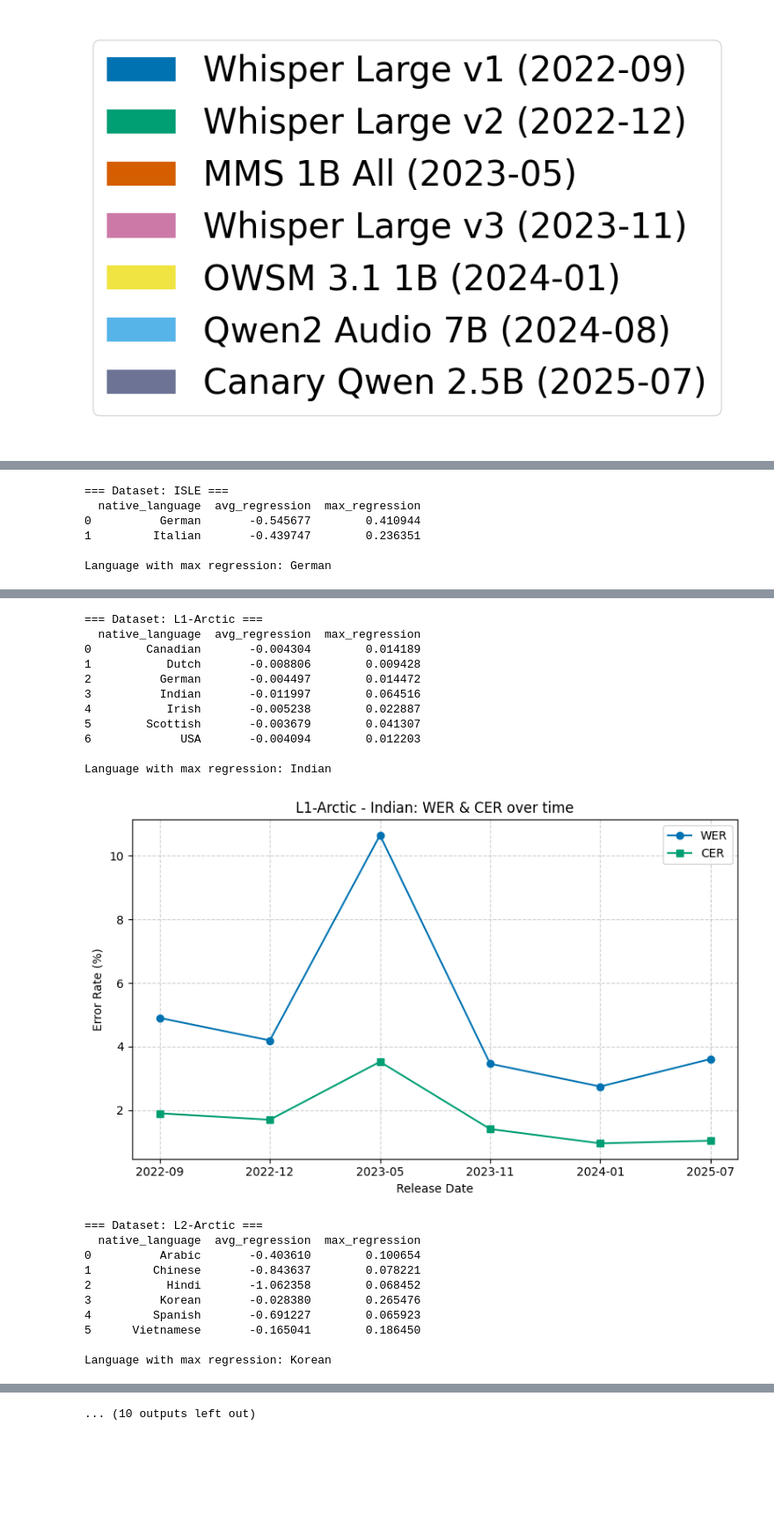
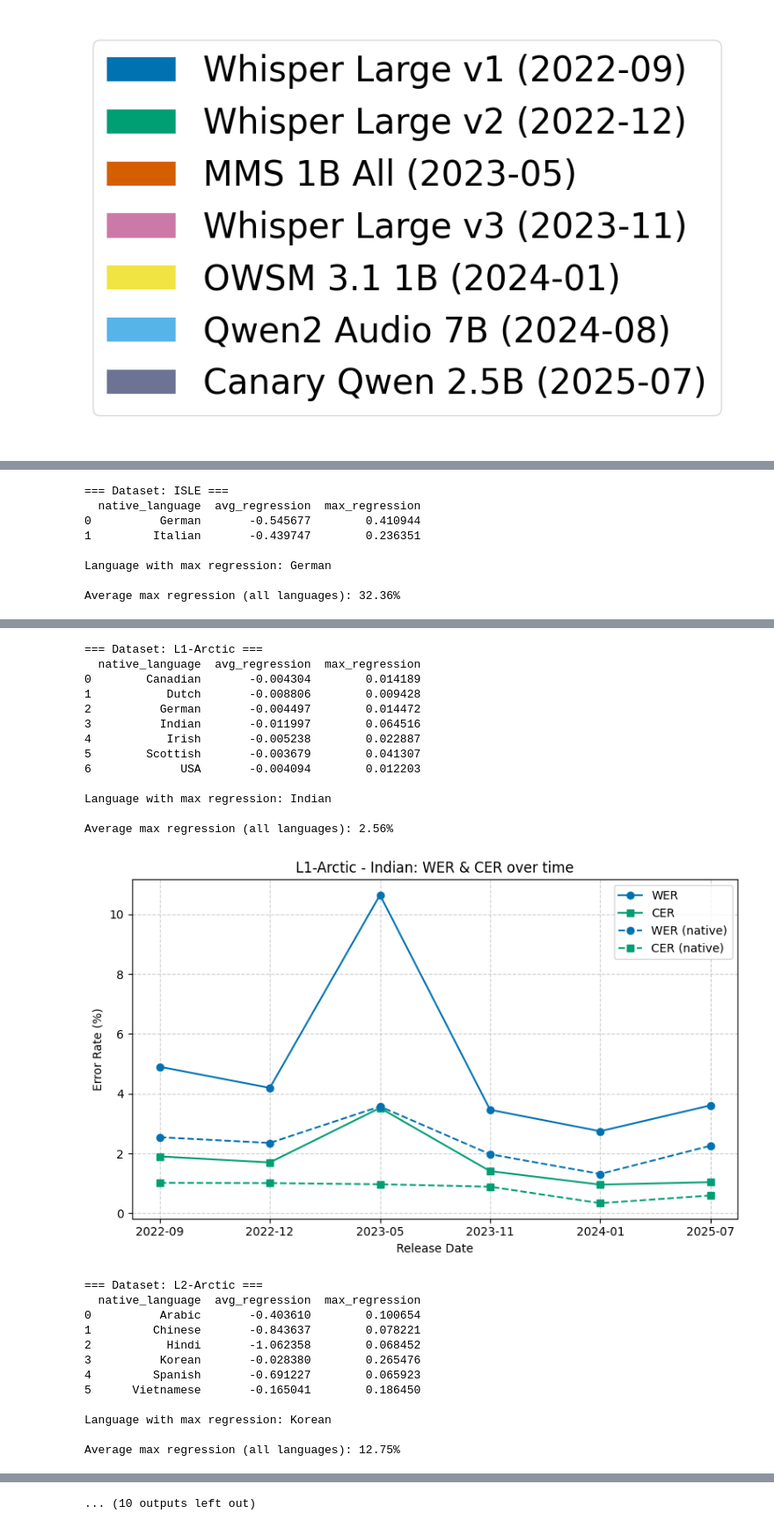
Before and after one commit to KoelLabs/ML, a Jupyter notebook: notebooks/Eval/ASR_eval.ipynb, the cells around one changed output, grey strips where cells are left out. Shown at 88% size. Cells and saved outputs as stored; diff of their text form; code cells hidden in the pictures; blank space fills up the shorter version.

Commit message:
include native dialect reference line when available

```diff
--- a/notebooks/Eval/ASR_eval.ipynb
+++ b/notebooks/Eval/ASR_eval.ipynb
@@ -319,6 +319,7 @@ for dataset, df_d in results.groupby('dataset'):
     # Identify language with maximum regression
     top_lang = reg_df.loc[reg_df['max_regression'].idxmax(), 'native_language']
     print(f"\nLanguage with max regression: {top_lang}")
+    print(f"\nAverage max regression (all languages): {reg_df['max_regression'].mean() * 100:.2f}%")
 
     # Plot WER and CER over time for that language
     df_plot = (
@@ -329,9 +330,27 @@ for dataset, df_d in results.groupby('dataset'):
         .sort_values('release_date')
     )
 
+    # Also plot the native dialect if present in the dataset
+    native_df = df_d[
+        (df_d['native_language'] != top_lang)
+        & (df_d['native_language'].isin(['USA', 'Northern English']))
+    ]
+    if not native_df.empty:
+        df_native_plot = (
+            native_df.groupby(['release_date', 'model'])
+            .agg({'wer': 'mean', 'cer': 'mean'})
+            .reset_index()
+            .sort_values('release_date')
+        )
+    else:
+        df_native_plot = None
+
     plt.figure(figsize=(8, 5))
-    plt.plot(df_plot['release_date'], df_plot['wer'] * 100, marker='o', label='WER')
-    plt.plot(df_plot['release_date'], df_plot['cer'] * 100, marker='s', label='CER')
+    wer_line, = plt.plot(df_plot['release_date'], df_plot['wer'] * 100, marker='o', label='WER')
+    cer_line, = plt.plot(df_plot['release_date'], df_plot['cer'] * 100, marker='s', label='CER')
+    if df_native_plot is not None:
+        plt.plot(df_native_plot['release_date'], df_native_plot['wer'] * 100, '--', color=wer_line.get_color(), marker=wer_line.get_marker(), label='WER (native)')
+        plt.plot(df_native_plot['release_date'], df_native_plot['cer'] * 100, '--', color=cer_line.get_color(), marker=cer_line.get_marker(), label='CER (native)')
 
     plt.title(f"{dataset} - {top_lang}: WER & CER over time")
     plt.xlabel("Release Date")
@@ -361,23 +386,27 @@ Language with max regression: Argentina
 [figure]
 === Dataset: ISLE ===
   native_language  avg_regression  max_regression
 0          German       -0.545677        0.410944
 1         Italian       -0.439747        0.236351
 
 Language with max regression: German
+
+Average max regression (all languages): 32.36%
 [figure]
 === Dataset: L1-Arctic ===
   native_language  avg_regression  max_regression
 0        Canadian       -0.004304        0.014189
 1           Dutch       -0.008806        0.009428
 2          German       -0.004497        0.014472
 3          Indian       -0.011997        0.064516
 4           Irish       -0.005238        0.022887
 5        Scottish       -0.003679        0.041307
 6             USA       -0.004094        0.012203
 
 Language with max regression: Indian
+
+Average max regression (all languages): 2.56%
-[figure, old version]
+[figure, new version]
 === Dataset: L2-Arctic ===
   native_language  avg_regression  max_regression
 0          Arabic       -0.403610        0.100654
@@ -388,5 +417,7 @@ Language with max regression: Indian
 5      Vietnamese       -0.165041        0.186450
 
 Language with max regression: Korean
+
+Average max regression (all languages): 12.75%
 [figure]
 ... (10 outputs left out)
```
Also changed, not shown: parts of 1 cell of this notebook.
